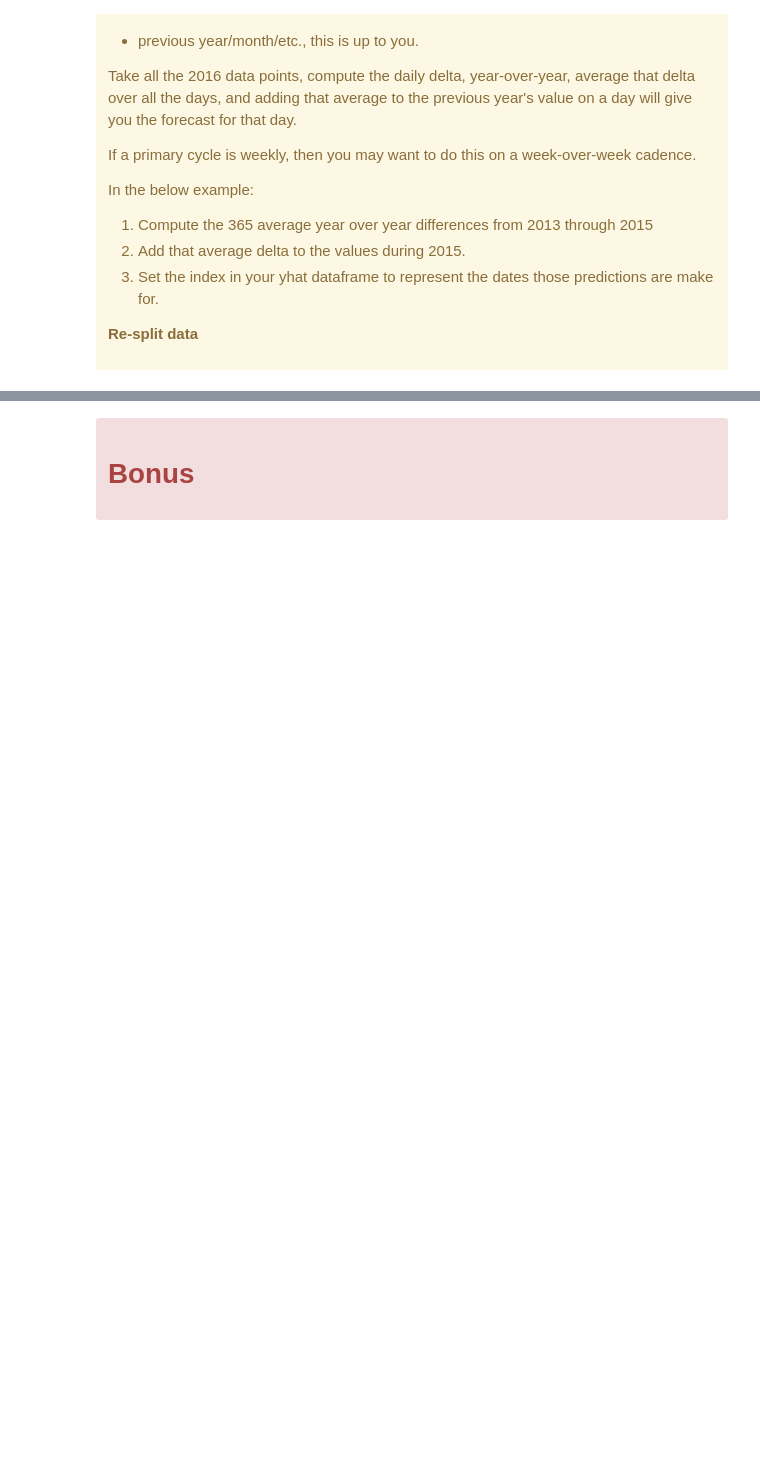
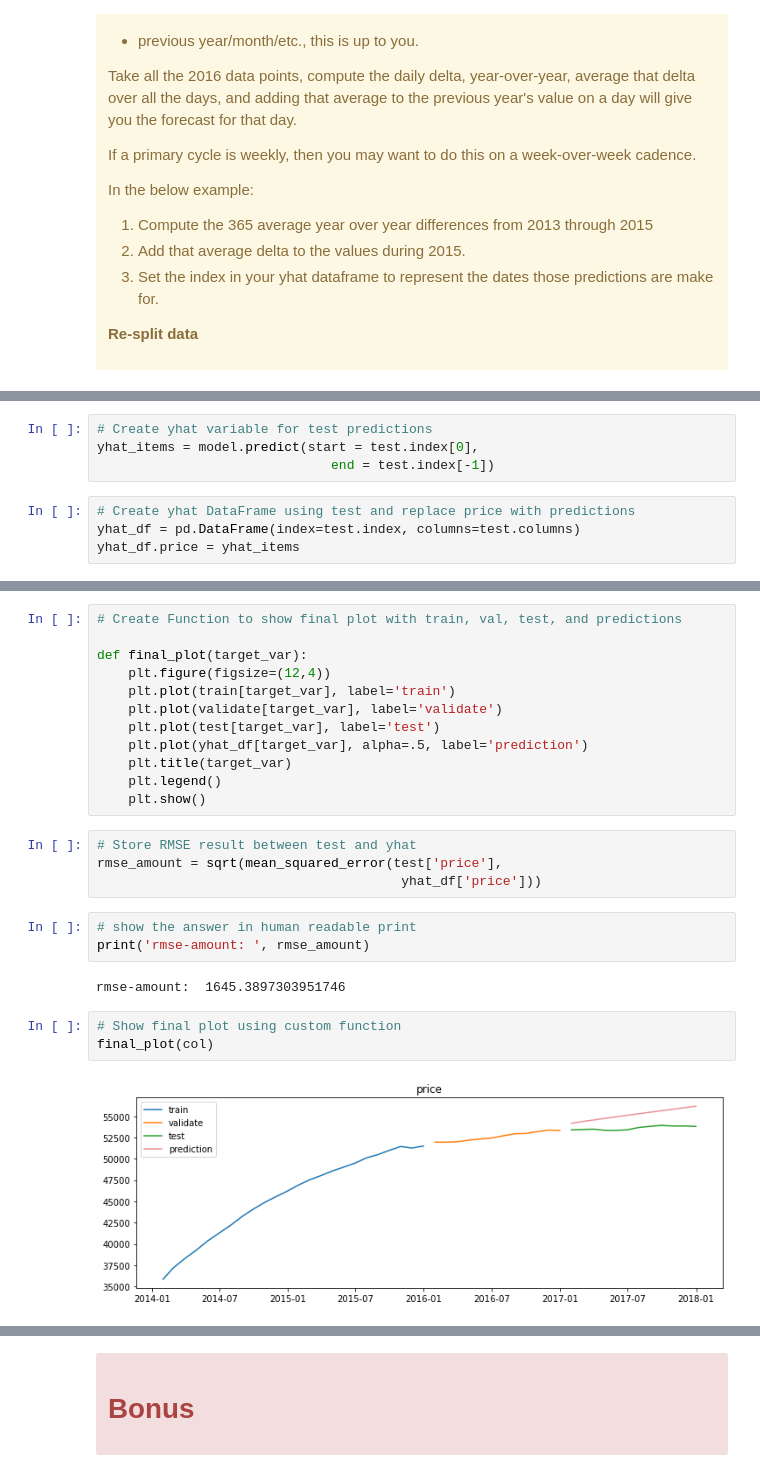
Before and after one commit to QMCBT-JustinEvans/time-series-exercises, a Jupyter notebook: 05_model.ipynb, the cells around one changed output, grey strips where cells are left out. Cells and saved outputs as stored; diff of their text form; blank space fills up the shorter version.

```diff
--- a/05_model.ipynb
+++ b/05_model.ipynb
@@ -1009,0 +1031,8 @@ yhat_df.shape
+# %%
+# Create yhat variable for test predictions
+yhat_items = model.predict(start = test.index[0],
+                              end = test.index[-1])
+# %%
+# Create yhat DataFrame using test and replace price with predictions
+yhat_df = pd.DataFrame(index=test.index, columns=test.columns)
+yhat_df.price = yhat_items
@@ -1009,0 +1056,26 @@ yhat_df.shape
+# %%
+# Create Function to show final plot with train, val, test, and predictions
+
+def final_plot(target_var):
+    plt.figure(figsize=(12,4))
+    plt.plot(train[target_var], label='train')
+    plt.plot(validate[target_var], label='validate')
+    plt.plot(test[target_var], label='test')
+    plt.plot(yhat_df[target_var], alpha=.5, label='prediction')
+    plt.title(target_var)
+    plt.legend()
+    plt.show()
+# %%
+# Store RMSE result between test and yhat
+rmse_amount = sqrt(mean_squared_error(test['price'],
+                                       yhat_df['price']))
+# %%
+# show the answer in human readable print
+print('rmse-amount: ', rmse_amount)
+# %% [output]
+rmse-amount:  1645.3897303951746
+# %%
+# Show final plot using custom function
+final_plot(col)
+# %% [output]
+[figure, added]
```
Also changed, not shown: parts of 115 cells of this notebook.
